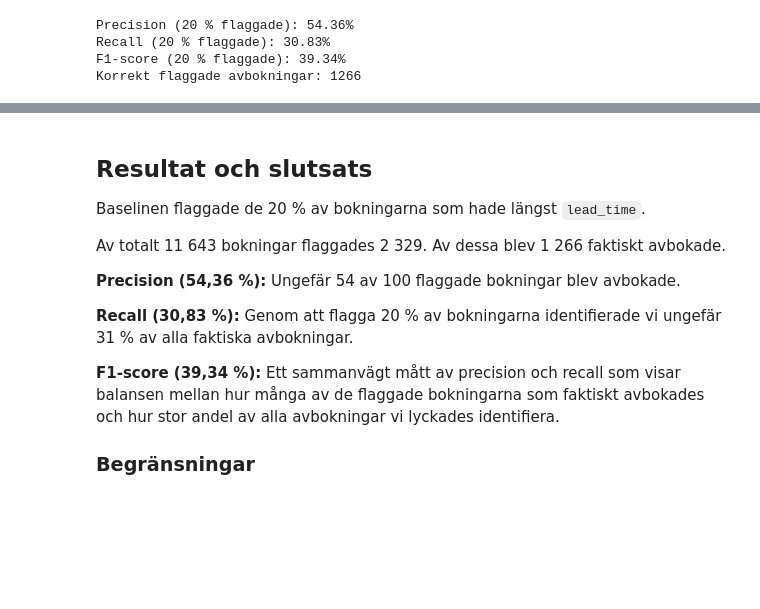
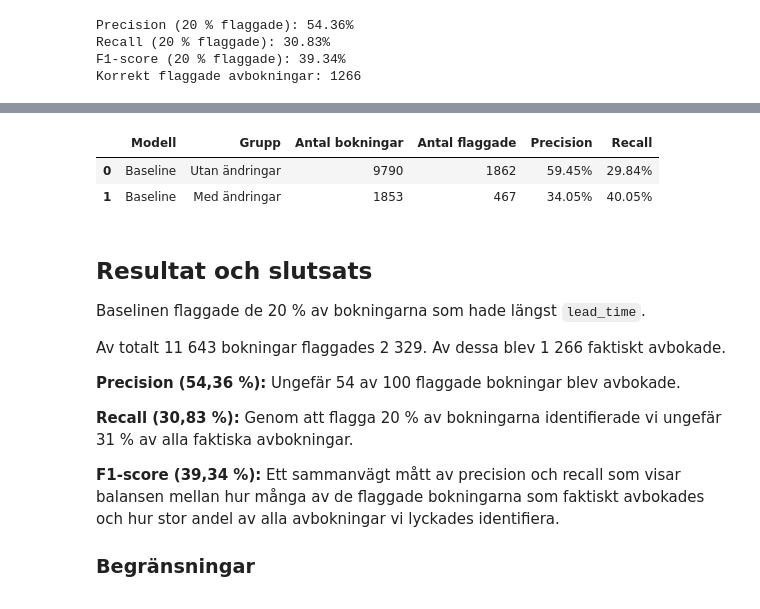
Before and after one commit to Shara-Hysen/data-science-group-project, a Jupyter notebook: notebooks/03_baseline.ipynb, the cells around one changed output, grey strips where cells are left out. Cells and saved outputs as stored; diff of their text form; code cells hidden in the pictures; blank space fills up the shorter version.

Commit message:
Add booking changes evaluation for issue #33

```diff
--- a/notebooks/03_baseline.ipynb
+++ b/notebooks/03_baseline.ipynb
@@ -74,3 +85,54 @@ Korrekt flaggade avbokningar: 1266
+# %%
+import pandas as pd
+from sklearn.metrics import precision_score, recall_score
+
+# Dela upp valideringsdatan efter registrerade ändringar
+groups = {
+    "Utan ändringar": val["booking_changes"] == 0,
+    "Med ändringar": val["booking_changes"] > 0
+}
+
+# Faktiska avbokningar
+y_true = val["is_canceled"]
+
+# Baselinens befintliga prediktioner
+y_pred = pd.Series(predictions, index=val.index)
+
+results_by_group = []
+
+for group_name, mask in groups.items():
+    group_true = y_true.loc[mask]
+    group_pred = y_pred.loc[mask]
+
+    precision = precision_score(
+        group_true, group_pred, zero_division=0
+    )
+
+    recall = recall_score(
+        group_true, group_pred, zero_division=0
+    )
+
+    results_by_group.append({
+        "Modell": "Baseline",
+        "Grupp": group_name,
+        "Antal bokningar": len(group_true),
+        "Antal flaggade": int(group_pred.sum()),
+        "Precision": precision,
+        "Recall": recall
+    })
+
+baseline_group_results = pd.DataFrame(results_by_group)
+
+display(
+    baseline_group_results.style.format({
+        "Precision": "{:.2%}",
+        "Recall": "{:.2%}"
+    })
+)
+# %% [output]
+|  | Modell | Grupp | Antal bokningar | Antal flaggade | Precision | Recall |
+| 0 | Baseline | Utan ändringar | 9790 | 1862 | 59.45% | 29.84% |
+| 1 | Baseline | Med ändringar | 1853 | 467 | 34.05% | 40.05% |
 # %% [markdown]
 
 ## Resultat och slutsats
```
Also changed, not shown: parts of 4 cells of this notebook, 3 other files.
